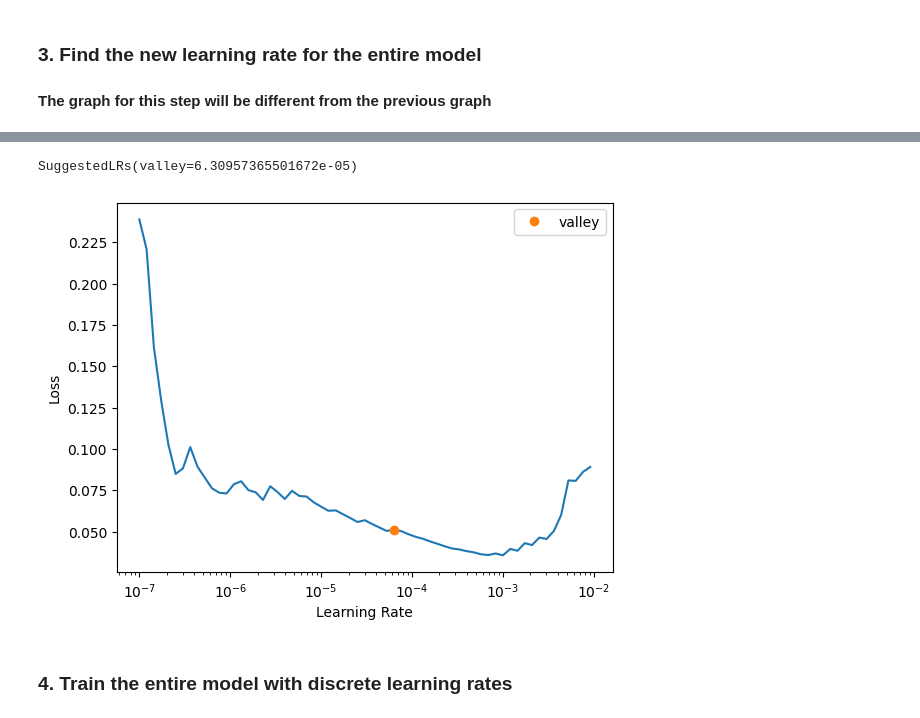
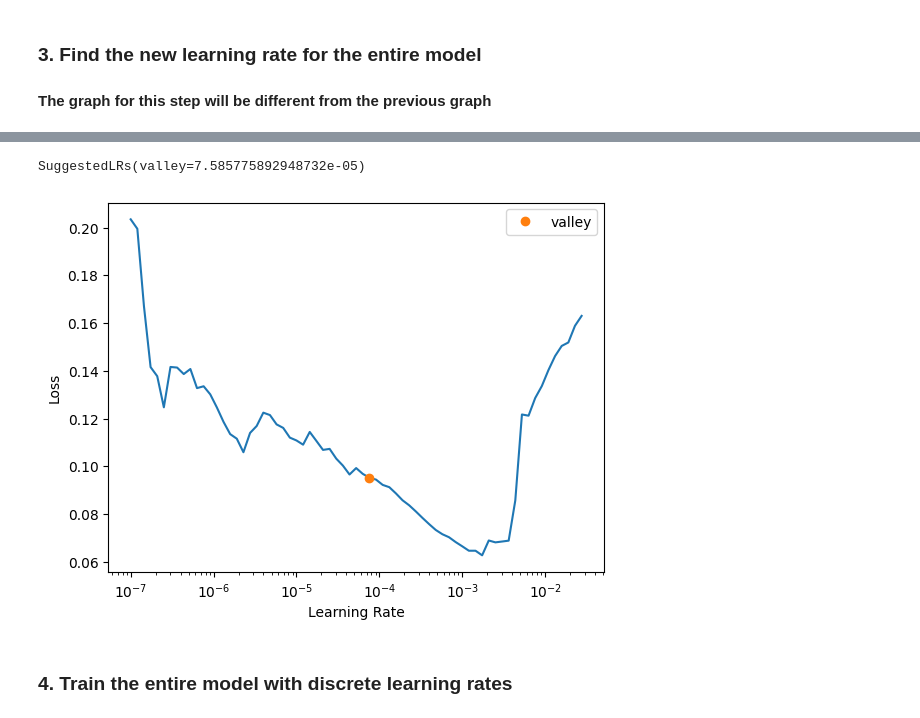
Before and after one commit to Ali-Data/coke-vs-pepsi-classifier, a Jupyter notebook: model/classifier.ipynb, the cells around one changed output, grey strips where cells are left out. Drawn from its saved outputs; the diff is of its cells as text; code cells hidden in the pictures.

Commit message:
edit model

```diff
--- a/model/classifier.ipynb
+++ b/model/classifier.ipynb
@@ -206,9 +207,20 @@ cleaned_intrep.plot_confusion_matrix()
 # %% [markdown]
 ### 1.Train the model head (in Freeze mode) for 3 periods
 #### We use a relatively high learning rate because only the last layers are trained
+# %%
+from fastai.callback.tracker import EarlyStoppingCallback, SaveModelCallback
+
+new_learner = vision_learner(dls, resnet34, metrics=error_rate,
+                        cbs=[
+                        # This callback stops training
+                        EarlyStoppingCallback(monitor='valid_loss', min_delta=0.01, patience=3),
+
+                        # This callback saves the best model during training
+                        SaveModelCallback(monitor='valid_loss')
+                        ])
 # %%
 print("Step 1: Training the model head (Frozen)...")
-cleaned_learner.fit_one_cycle(3, 1e-3)
+new_learner.fit_one_cycle(3, 2e-3)
 # %% [output]
 Step 1: Training the model head (Frozen)...
 | epoch | train_loss | valid_loss | error_rate | time |
@@ -226,11 +241,11 @@ Unfreeze all layers...
 ### 3. Find the new learning rate for the entire model
 #### The graph for this step will be different from the previous graph
 # %%
-cleaned_learner.lr_find()
+new_learner.lr_find()
 # %% [output]
 [interactive output not drawn]
-SuggestedLRs(valley=6.30957365501672e-05)
+SuggestedLRs(valley=7.585775892948732e-05)
-[figure, old version]
+[figure, new version]
 # %% [markdown]
 ### 4. Train the entire model with discrete learning rates
 # %%
```
Also changed, not shown: parts of 18 cells of this notebook, 2 other files.
